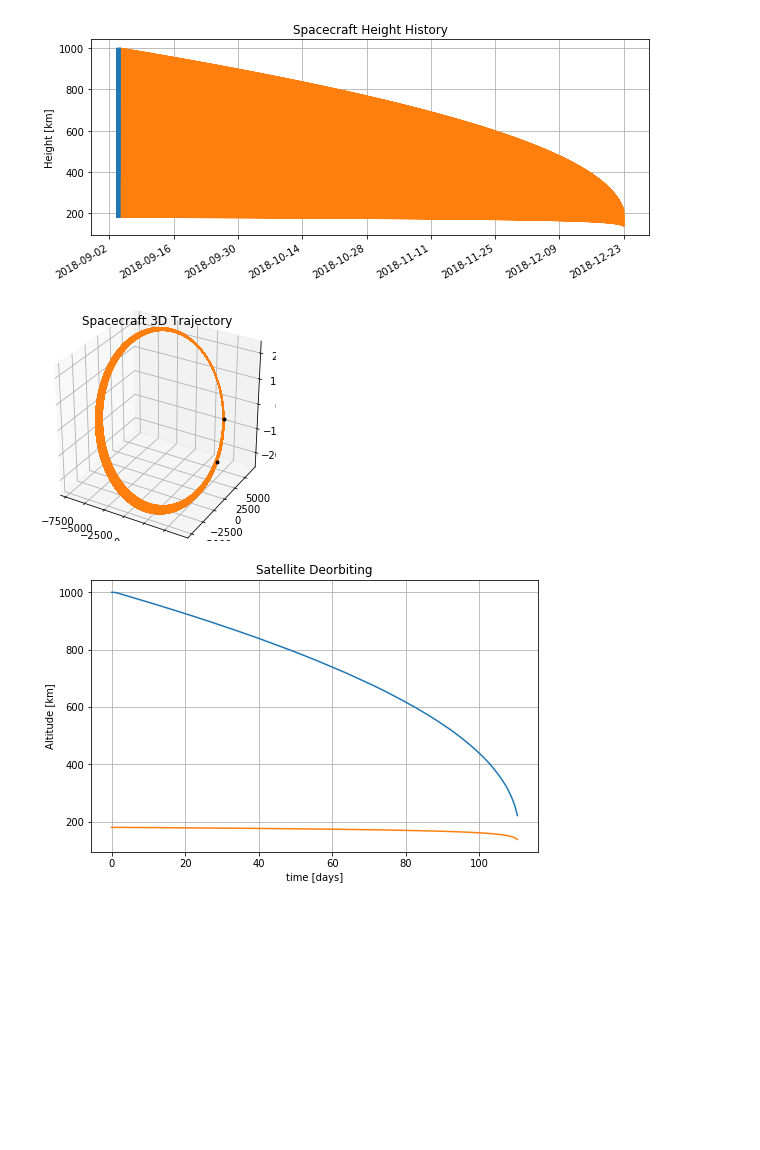
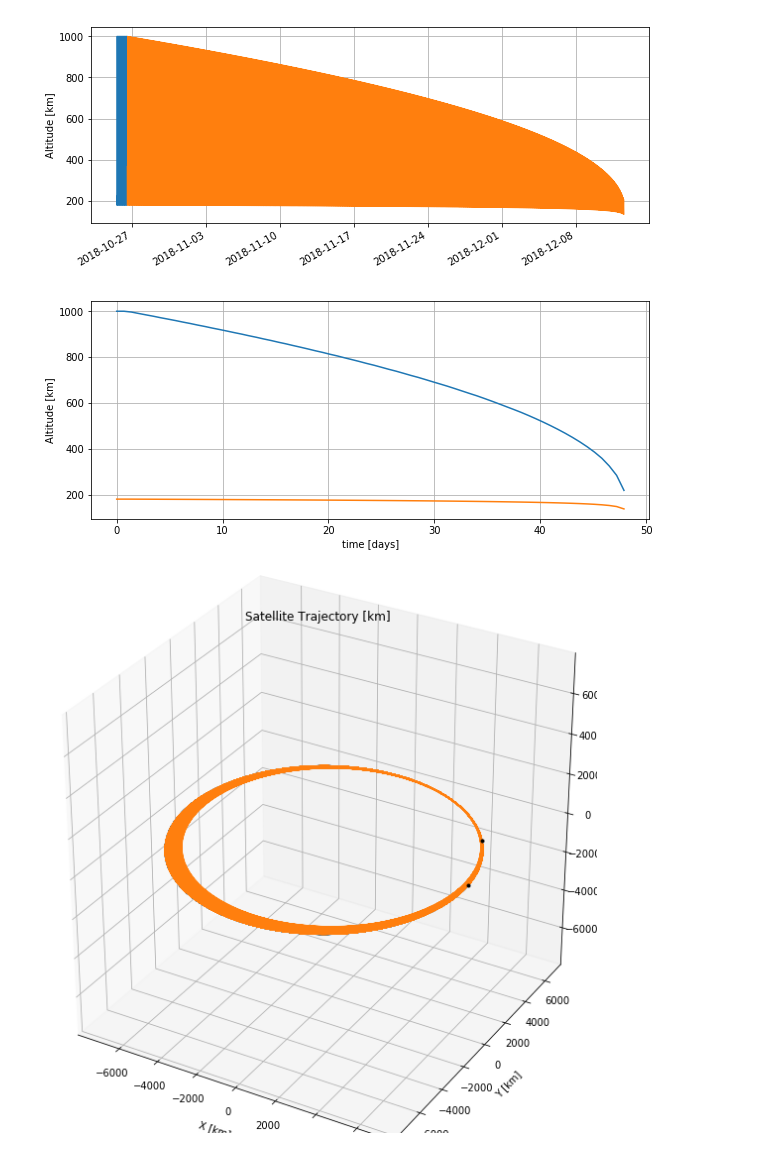
Before and after one commit to imricardoramos/orbital-mechanics, a Jupyter notebook: Demo - Deorbiting.ipynb, the cells around one changed output. Saved outputs shown, nothing was run; the diff lists cells and outputs as text; code cells hidden in the pictures; blank space fills up the shorter version.

Commit message:
Major Update, new demos, implemented thrust profiling

```diff
--- a/Demo - Deorbiting.ipynb
+++ b/Demo - Deorbiting.ipynb
@@ -38,12 +41,13 @@ date = datetime.now()
 #coe,date = helpers.parseTle("suchai0.tle")
 
 #----- SPACECRAFT DEFINITIONS -----
-satellite = Cubesat()
+satellite = Cubesat("3U")
 
 # ---- MANEUVERING ------
 maneuvers = Maneuvers(coe,satellite,date)
-maneuvers.propagate2(60*60*24*1)
+maneuvers.propagate(60*60*24*1,60)
 maneuvers.addPerturbation("atmosphere")
-%time maneuvers.propagate2(60*60*24*109.5)
+%time maneuvers.propagate(60*60*24*47,60)
+print("--Done--")
 # %% [output]
 Propagating...from day  0.0  to  1.0
@@ -66,68 +57,18 @@ Wall time: 43 s
-# %%
-#Plot Height
-fig, ax = plt.subplots(figsize=(10,4))
-for i in range(0,len(maneuvers.history.maneuverIdxs)-1):
-    maneuverSlice = slice(maneuvers.history.maneuverIdxs[i],maneuvers.history.maneuverIdxs[i+1])
-    #plt.plot(maneuvers.history.t[maneuvers.history.maneuverIdxs[i]:maneuvers.history.maneuverIdxs[i+1]]/60/60/24,
-    #        (np.linalg.norm(maneuvers.history.r[maneuvers.history.maneuverIdxs[i]:maneuvers.history.maneuverIdxs[i+1],:],axis=1)-constants.Re)/1000,linewidth=1)
-    ax.plot(maneuvers.history.datetime[maneuverSlice],
-            (np.linalg.norm(maneuvers.history.r[maneuverSlice,:],axis=1)-constants.Re)/1000,linewidth=1)
-
-fig.autofmt_xdate()
-ax.xaxis.set_major_formatter(mdates.DateFormatter('%Y-%m-%d'))
-ax.yaxis.set_major_formatter(mticker.ScalarFormatter())
-ax.yaxis.get_major_formatter().set_scientific(False)
-ax.yaxis.get_major_formatter().set_useOffset(False)
-ax.set_title("Spacecraft Height History")
-ax.set_ylabel("Height [km]")
-plt.grid()
-
-#Plot 3D Trajectory
-fig = plt.figure()
-ax = fig.add_subplot(111, projection='3d')
-markers = np.zeros([len(maneuvers.history.maneuverIdxs)-1,3])
-
-for i in range(0,len(maneuvers.history.maneuverIdxs)-1):
-    maneuverSlice = slice(maneuvers.history.maneuverIdxs[i],maneuvers.history.maneuverIdxs[i+1])
-    ax.plot3D(maneuvers.history.r[maneuverSlice,0]/1000,
-              maneuvers.history.r[maneuverSlice,1]/1000,
-              maneuvers.history.r[maneuverSlice,2]/1000,linewidth=1)
-    markers[i,:]= maneuvers.history.r[maneuvers.history.maneuverIdxs[i],:]/1000
-ax.plot3D(markers[:,0],markers[:,1],markers[:,2],"k.")
-ax.set_aspect("equal")
-scale_x = 1.2
-scale_y = 1.2
-scale_z = 1.2
-ax.get_proj = lambda: np.dot(Axes3D.get_proj(ax), np.diag([scale_x, scale_y, scale_z, 1]))
-ax.set_title("Spacecraft 3D Trajectory");
-
-
-##Plot Propellant Usage
-#fig2, ax2 = plt.subplots()
-#for i in range(0,len(maneuvers.history.maneuverIdxs)-1):
-#    maneuverSlice = slice(maneuvers.history.maneuverIdxs[i],maneuvers.history.maneuverIdxs[i+1])
-#    ax2.plot(maneuvers.history.datetime[maneuverSlice],maneuvers.history.propMass[maneuverSlice])
-#fig2.autofmt_xdate()
-#ax2.xaxis.set_major_formatter(mdates.DateFormatter('%Y-%m-%d'))
-#ax2.grid()
-#ax2.set_title("Propellant Usage")
-#ax2.set_ylabel("Propellant Mass Left [Kg]");
-# %% [output]
-[figure, removed]
-[figure, removed]
 # %%
+maneuvers.plot("singleItem", (np.linalg.norm(maneuvers.history.r,axis=1)-constants.Re)/1000)
+plt.ylabel("Altitude [km]")
 # CALCULATE PERIGEES AND APOGEES
 perigees = (1-maneuvers.history.coe[:,1])*maneuvers.history.coe[:,0]
 apogees = (1+maneuvers.history.coe[:,1])*maneuvers.history.coe[:,0]
 
-#PLOTTING
-plt.figure(figsize=(8,5))
-plt.plot(maneuvers.history.t[:-2:1000]/60/60/24,(apogees[:-2:1000]-constants.Re)/1e3);
-plt.plot(maneuvers.history.t[:-2:1000]/60/60/24,(perigees[:-2:1000]-constants.Re)/1e3);
-plt.grid();
-plt.title("Satellite Deorbiting")
+plt.figure(figsize=(10,4))
+plt.plot(maneuvers.history.t[:-2:1000]/60/60/24, (apogees[:-2:1000]-constants.Re)/1e3)
+plt.plot(maneuvers.history.t[:-2:1000]/60/60/24, (perigees[:-2:1000]-constants.Re)/1e3)
+plt.grid()
+plt.xlabel("time [days]")
 plt.ylabel("Altitude [km]")
-plt.xlabel("time [days]")
-mplcursors.cursor(hover=True);
+maneuvers.plot("3d-trajectory");
 # %% [output]
-[figure, old version]
+[figure, new version]
+[figure, added]
+[figure, added]
```
Also changed, not shown: parts of 2 cells of this notebook, 32 other files.
